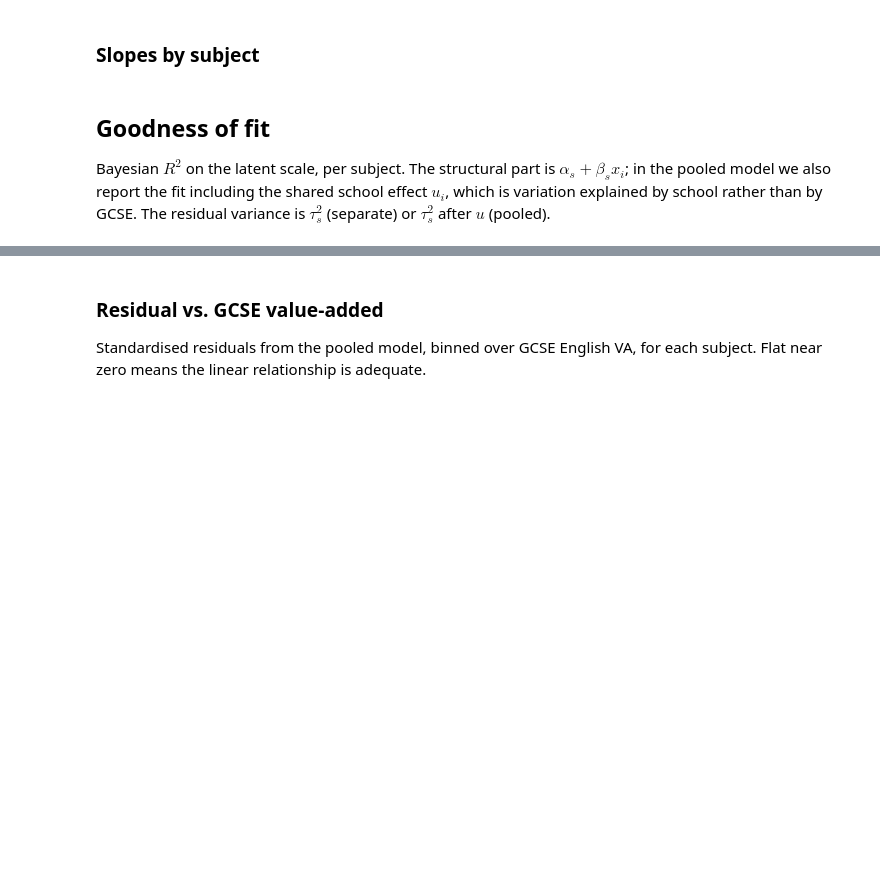
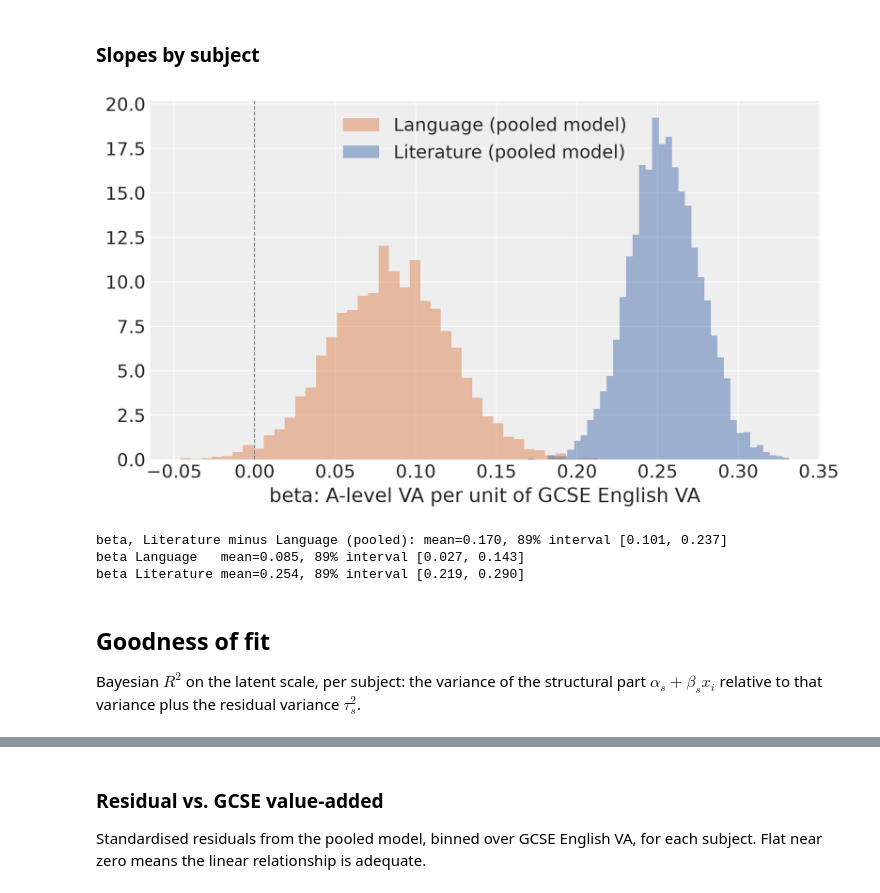
Before and after one commit to cormach/bayesian-learning, a Jupyter notebook: schools-analysis/english-language-literature-multilevel.ipynb, the cells around one changed output, grey strips where cells are left out. Saved outputs shown, nothing was run; the diff lists cells and outputs as text; code cells hidden in the pictures; blank space fills up the shorter version.

```diff
--- a/schools-analysis/english-language-literature-multilevel.ipynb
+++ b/schools-analysis/english-language-literature-multilevel.ipynb
@@ -131,32 +162,27 @@ s_idx = long["school_idx"].to_numpy()
 subj_idx = long["subject_idx"].to_numpy()
 n_obs = len(long)
 
-def build(shared_school_effect):
-    with pm.Model(coords={"subject": ["Language", "Literature"]}) as m:
-        mu_x = pm.Normal("mu_x", 0, 1)
-        tau_x = pm.HalfNormal("tau_x", 1)
-        x_raw = pm.Normal("x_raw", 0, 1, shape=n_schools)
-        x_true = pm.Deterministic("x_true", mu_x + tau_x * x_raw)
+with pm.Model(coords={"subject": ["Language", "Literature"]}) as pooled_model:
+    mu_x = pm.Normal("mu_x", 0, 1)
+    tau_x = pm.HalfNormal("tau_x", 1)
+    x_raw = pm.Normal("x_raw", 0, 1, shape=n_schools)
+    x_true = mu_x + tau_x * x_raw
 
-        alpha = pm.Normal("alpha", 0, 1, dims="subject")
-        beta = pm.Normal("beta", 0, 1, dims="subject")
-        tau_y = pm.HalfNormal("tau_y", 1, dims="subject")
-        e_raw = pm.Normal("e_raw", 0, 1, shape=n_obs)
+    alpha = pm.Normal("alpha", 0, 1, dims="subject")
+    beta = pm.Normal("beta", 0, 1, dims="subject")
+    tau_y = pm.HalfNormal("tau_y", 1, dims="subject")
+    rho = pm.Uniform("rho", -1, 1)
 
-        mean = alpha[subj_idx] + beta[subj_idx] * x_true[s_idx]
-        if shared_school_effect:
-            sigma_u = pm.HalfNormal("sigma_u", 0.5)
-            u_raw = pm.Normal("u_raw", 0, 1, shape=n_schools)
-            u = pm.Deterministic("u", sigma_u * u_raw)
-            mean = mean + u[s_idx]
-        y_true = pm.Deterministic("y_true", mean + tau_y[subj_idx] * e_raw)
+    z_lang = pm.Normal("z_lang", 0, 1, shape=n_schools)
+    z_lit = pm.Normal("z_lit", 0, 1, shape=n_schools)
+    eps_lang = tau_y[0] * z_lang
+    eps_lit = tau_y[1] * (rho * z_lang + pm.math.sqrt(1 - rho**2) * z_lit)
+    eps = pm.math.switch(subj_idx == 0, eps_lang[s_idx], eps_lit[s_idx])
 
-        pm.Normal("gcse_obs", mu=x_true, sigma=gcse_se, observed=gcse_obs)
-        pm.Normal("alevel_obs", mu=y_true, sigma=y_se, observed=y_obs)
-    return m
+    y_true = alpha[subj_idx] + beta[subj_idx] * x_true[s_idx] + eps
 
-pooled_model = build(shared_school_effect=True)
-separate_model = build(shared_school_effect=False)
+    pm.Normal("gcse_obs", mu=x_true, sigma=gcse_se, observed=gcse_obs)
+    pm.Normal("alevel_obs", mu=y_true, sigma=y_se, observed=y_obs)
 # %% [markdown]
 ### Prior predictive check
 # %%
@@ -223,24 +260,27 @@ plt.show()
 ### Slopes by subject
 # %%
 beta_pooled = idata_pooled.posterior["beta"]
-beta_separate = idata_separate.posterior["beta"]
 
 fig, ax = plt.subplots(figsize=(8, 4.5))
 for subject in ["Language", "Literature"]:
     ax.hist(beta_pooled.sel(subject=subject).to_numpy().ravel(), bins=40, density=True, alpha=0.5,
             color=colors[subject], label=f"{subject} (pooled model)")
 ax.axvline(0, color="grey", linewidth=0.8, linestyle="--")
 ax.set_xlabel("beta: A-level VA per unit of GCSE English VA")
 ax.legend()
 plt.show()
 
 diff = (beta_pooled.sel(subject="Literature") - beta_pooled.sel(subject="Language")).to_numpy().ravel()
 print("beta, Literature minus Language (pooled):", summarise(diff))
-for name, b in [("pooled", beta_pooled), ("separate", beta_separate)]:
-    for subject in ["Language", "Literature"]:
-        print(f"beta {subject:10s} {name:8s}", summarise(b.sel(subject=subject).to_numpy().ravel()))
+for subject in ["Language", "Literature"]:
+    print(f"beta {subject:10s}", summarise(beta_pooled.sel(subject=subject).to_numpy().ravel()))
+# %% [output]
+[figure, added]
+beta, Literature minus Language (pooled): mean=0.170, 89% interval [0.101, 0.237]
+beta Language   mean=0.085, 89% interval [0.027, 0.143]
+beta Literature mean=0.254, 89% interval [0.219, 0.290]
 # %% [markdown]
 ## Goodness of fit
 
-Bayesian $R^2$ on the latent scale, per subject. The structural part is $\alpha_s + \beta_s x_i$; in the pooled model we also report the fit including the shared school effect $u_i$, which is variation explained by school rather than by GCSE. The residual variance is $\tau_s^2$ (separate) or $\tau_s^2$ after $u$ (pooled).
+Bayesian $R^2$ on the latent scale, per subject: the variance of the structural part $\alpha_s + \beta_s x_i$ relative to that variance plus the residual variance $\tau_s^2$.
 # %%
```
Also changed, not shown: parts of 17 cells of this notebook, 3 other files.
